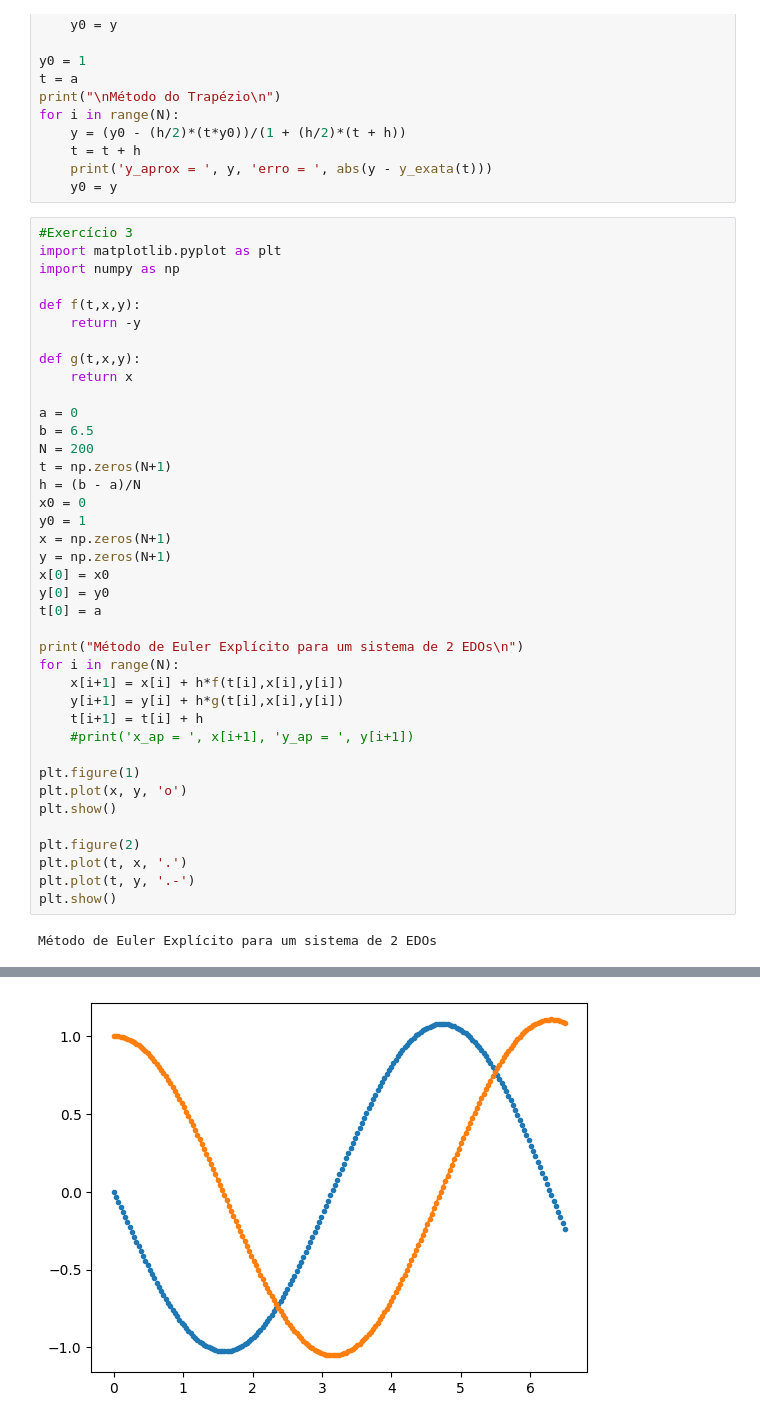
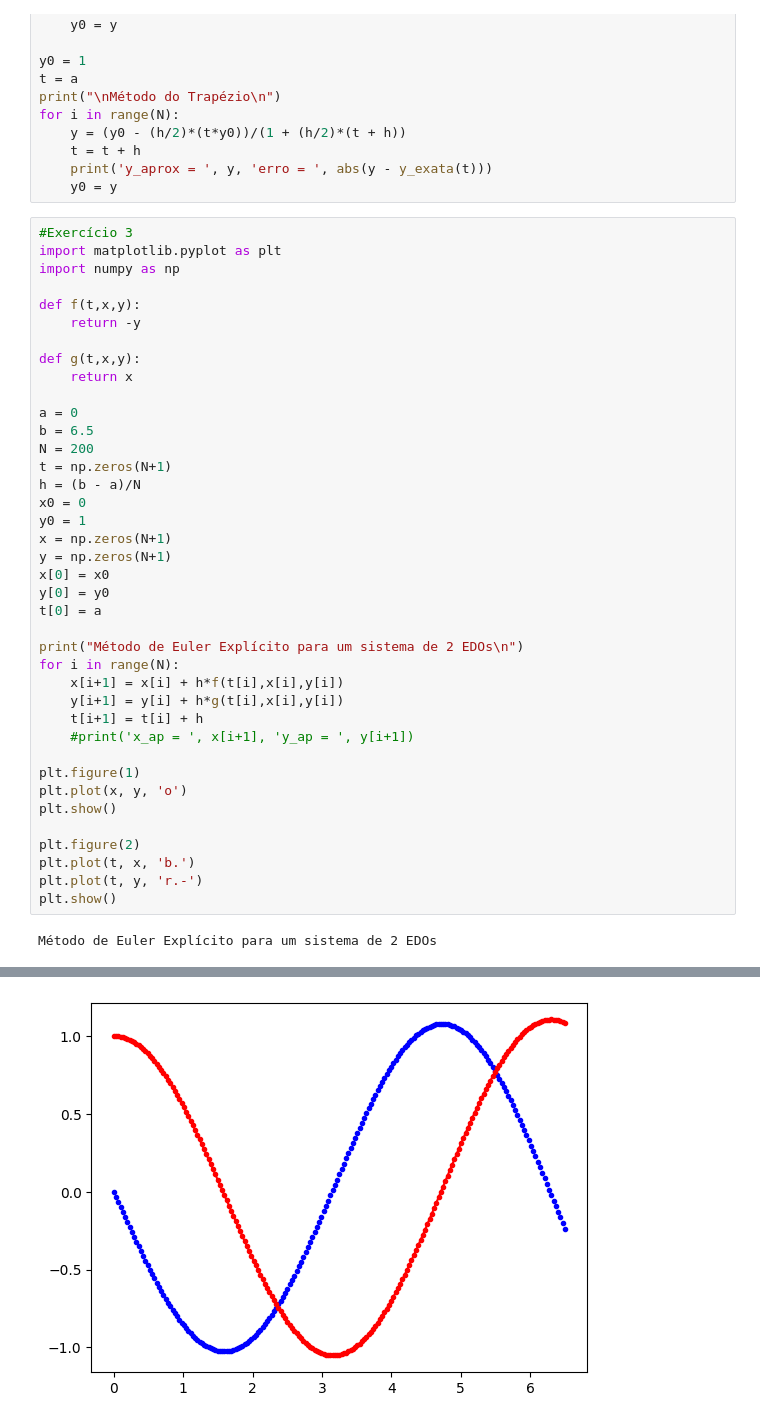
Before and after one commit to pccalegari/exemplos-CN, a Jupyter notebook: EDOs.ipynb, the cells around one changed output, grey strips where cells are left out. Drawn from its saved outputs; the diff is of its cells as text.

```diff
--- a/EDOs.ipynb
+++ b/EDOs.ipynb
@@ -95,36 +95,36 @@ def g(t,x,y):
 
 a = 0
 b = 6.5
 N = 200
 t = np.zeros(N+1)
 h = (b - a)/N
 x0 = 0
 y0 = 1
 x = np.zeros(N+1)
 y = np.zeros(N+1)
 x[0] = x0
 y[0] = y0
 t[0] = a
 
 print("Método de Euler Explícito para um sistema de 2 EDOs\n")
 for i in range(N):
     x[i+1] = x[i] + h*f(t[i],x[i],y[i])
     y[i+1] = y[i] + h*g(t[i],x[i],y[i])
     t[i+1] = t[i] + h
     #print('x_ap = ', x[i+1], 'y_ap = ', y[i+1])
 
 plt.figure(1)
 plt.plot(x, y, 'o')
 plt.show()
 
 plt.figure(2)
-plt.plot(t, x, '.')
-plt.plot(t, y, '.-')
+plt.plot(t, x, 'b.')
+plt.plot(t, y, 'r.-')
 plt.show()
 # %% [output]
 Método de Euler Explícito para um sistema de 2 EDOs
 [figure]
-[figure, old version]
+[figure, new version]
 # %% [markdown]
 **Métodos de Runge-Kutta**
 
```
Also changed, not shown: parts of 4 cells of this notebook.
